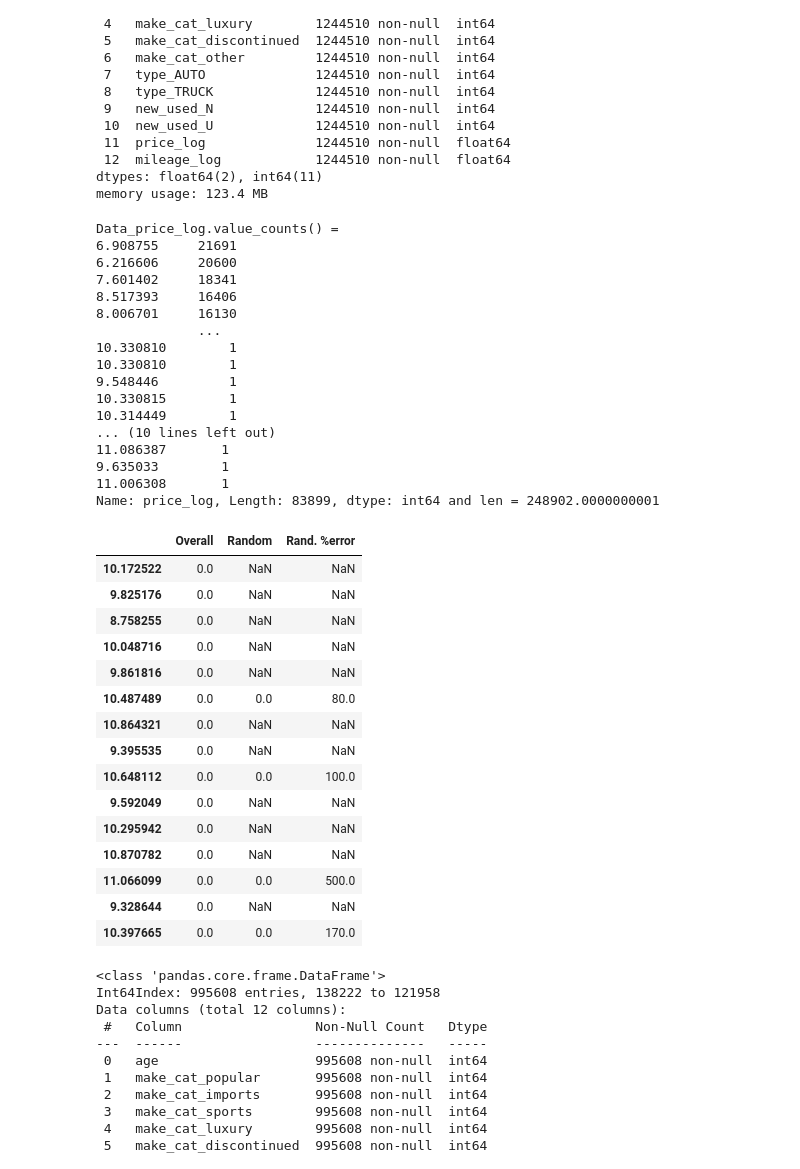
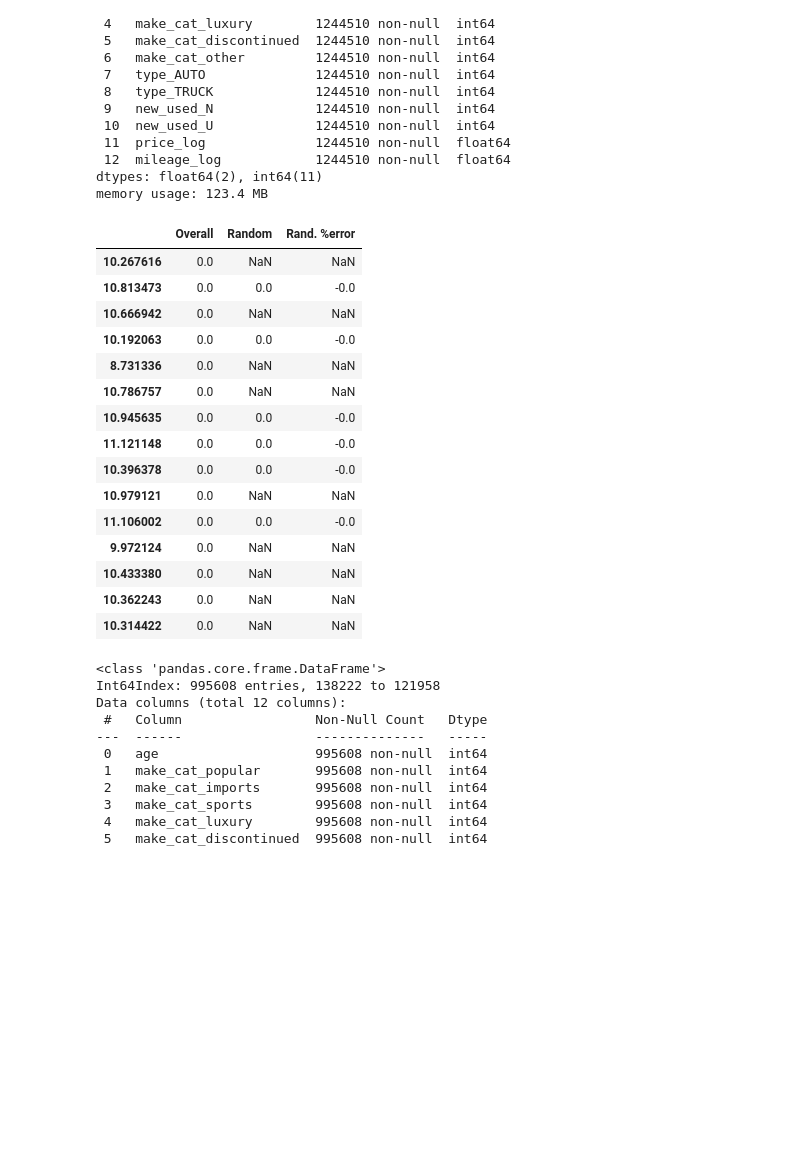
Before and after one commit to xiebozhi/IS6703_CarRegistrations_wde677, a Jupyter notebook: TP - Car Registrations - 2) Analysis.ipynb, the cells around one changed output. Saved outputs shown, nothing was run; the diff lists cells and outputs as text; code cells hidden in the pictures; blank space fills up the shorter version.

```diff
--- a/TP - Car Registrations - 2) Analysis.ipynb
+++ b/TP - Car Registrations - 2) Analysis.ipynb
@@ -491,57 +491,40 @@ dtypes: float64(2), int64(11)
 memory usage: 123.4 MB
 # %%
 def price_cat_proportions(data):
-    print ("Data_price_log.value_counts() = \n" + str(data["price_log"].value_counts() ) +" and len = " + str( (len(data) + 1e-10 )))
+    #print ("Data_price_log.value_counts() = \n" + str(data["price_log"].value_counts() ) +" and len = " + str( (len(data) + 1e-10 )))
     return data["price_log"].value_counts() / (len(data) + 1e-10)
 
 train_set, test_set = train_test_split(dropped, test_size=0.2, random_state=42)
 
 compare_props = pd.DataFrame({
     "Overall": price_cat_proportions(tn_auto_reg_f),
     #"Stratified": price_cat_proportions(strat_test_set_disc),
     "Random": price_cat_proportions(test_set),
 }).sort_index()#.fillna(0) #<- Debugging Flag - Not sure about .fillna(0) here.  Should figure out why NaNs popped up.
-compare_props["Rand. %error"] = 100 * compare_props["Random"] / compare_props["Overall"] - 1    #<- are these supposed
+compare_props["Rand. %error"] = ( 100 * compare_props["Random"] ) / (compare_props["Overall"] - 100 )    #<- are these supposed
 #compare_props["Strat. %error"] = 100 * compare_props["Stratified"] / compare_props["Overall"] - 100 #<- to be different? Was 1
 
 #Look for divide by zero errors here => NaN
 
 ## the stratified better reflects the original distribution?
 compare_props.sample(15).round(-1)
 # %% [output]
-Data_price_log.value_counts() =
-6.908755     21691
-6.216606     20600
-7.601402     18341
-8.517393     16406
-8.006701     16130
-             ...
-10.330810        1
-10.330810        1
-9.548446         1
-10.330815        1
-10.314449        1
-... (10 lines left out)
-11.086387       1
-9.635033        1
-11.006308       1
-Name: price_log, Length: 83899, dtype: int64 and len = 248902.0000000001
 |  | Overall | Random | Rand. %error |
-| 10.172522 | 0.0 | NaN | NaN |
-| 9.825176 | 0.0 | NaN | NaN |
-| 8.758255 | 0.0 | NaN | NaN |
-| 10.048716 | 0.0 | NaN | NaN |
-| 9.861816 | 0.0 | NaN | NaN |
-| 10.487489 | 0.0 | 0.0 | 80.0 |
-| 10.864321 | 0.0 | NaN | NaN |
-| 9.395535 | 0.0 | NaN | NaN |
-| 10.648112 | 0.0 | 0.0 | 100.0 |
-| 9.592049 | 0.0 | NaN | NaN |
-| 10.295942 | 0.0 | NaN | NaN |
-| 10.870782 | 0.0 | NaN | NaN |
-| 11.066099 | 0.0 | 0.0 | 500.0 |
-| 9.328644 | 0.0 | NaN | NaN |
-| 10.397665 | 0.0 | 0.0 | 170.0 |
+| 10.267616 | 0.0 | NaN | NaN |
+| 10.813473 | 0.0 | 0.0 | -0.0 |
+| 10.666942 | 0.0 | NaN | NaN |
+| 10.192063 | 0.0 | 0.0 | -0.0 |
+| 8.731336 | 0.0 | NaN | NaN |
+| 10.786757 | 0.0 | NaN | NaN |
+| 10.945635 | 0.0 | 0.0 | -0.0 |
+| 11.121148 | 0.0 | 0.0 | -0.0 |
+| 10.396378 | 0.0 | 0.0 | -0.0 |
+| 10.979121 | 0.0 | NaN | NaN |
+| 11.106002 | 0.0 | 0.0 | -0.0 |
+| 9.972124 | 0.0 | NaN | NaN |
+| 10.433380 | 0.0 | NaN | NaN |
+| 10.362243 | 0.0 | NaN | NaN |
+| 10.314422 | 0.0 | NaN | NaN |
 # %%
 from sklearn.pipeline import Pipeline
 from sklearn.impute import SimpleImputer
```
Also changed, not shown: parts of 10 cells of this notebook, 1 other file.
